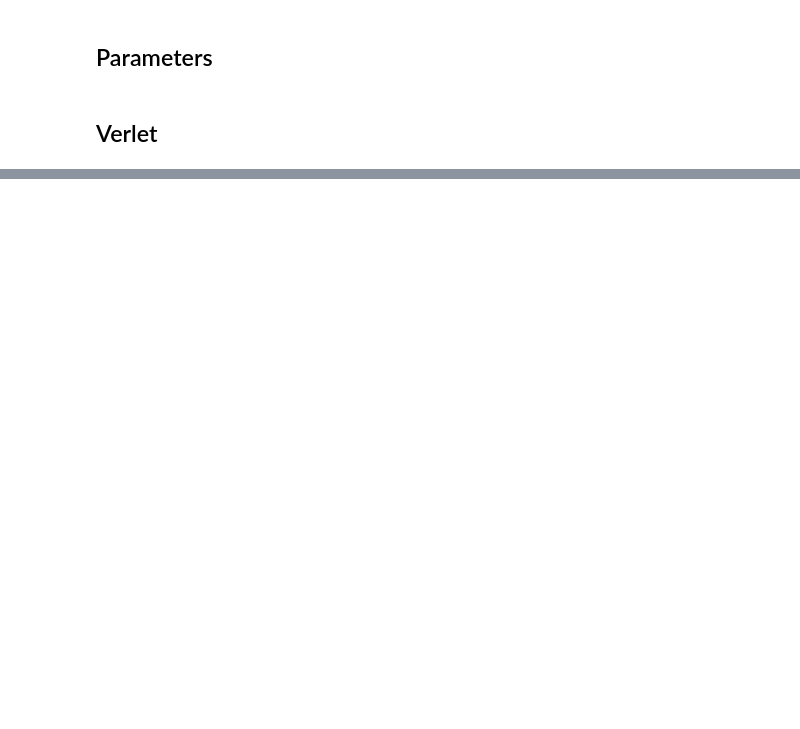
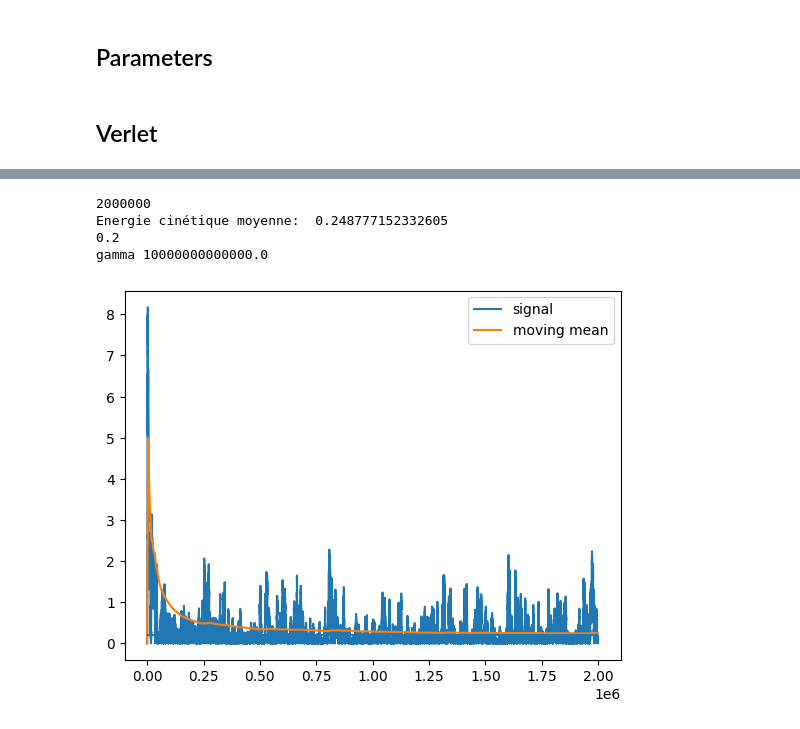
Before and after one commit to arnaud39/pimd_langevin, a Jupyter notebook: research.ipynb, the cells around one changed output, grey strips where cells are left out. Saved outputs shown, nothing was run; the diff lists cells and outputs as text; code cells hidden in the pictures; blank space fills up the shorter version.

```diff
--- a/research.ipynb
+++ b/research.ipynb
@@ -17 +52,24 @@ iterations = 20000
+# %%
+plt.plot(kinetic_e, label="signal")
+
+kinetic_cumsum = np.cumsum(kinetic_e)
+iteration = np.arange(1,len(kinetic_e)+1,1)
+print(iterations)
+kinetic_mean = kinetic_cumsum / iteration
+
+ax = plt.plot(kinetic_mean, label="moving mean")
+print("Energie cinétique moyenne: ", np.mean(kinetic_e))
+print(0.5 * k_B * T_0)
+
+print("gamma", gamma)
+plt.legend()
+
+plt.hlines(y=0.2, xmin=0, xmax=iterations)
+plt.show()
+# %% [output]
+2000000
+Energie cinétique moyenne:  0.248777152332605
+0.2
+gamma 10000000000000.0
+[figure, added]
 # %%
```
Also changed, not shown: parts of 7 cells of this notebook.
